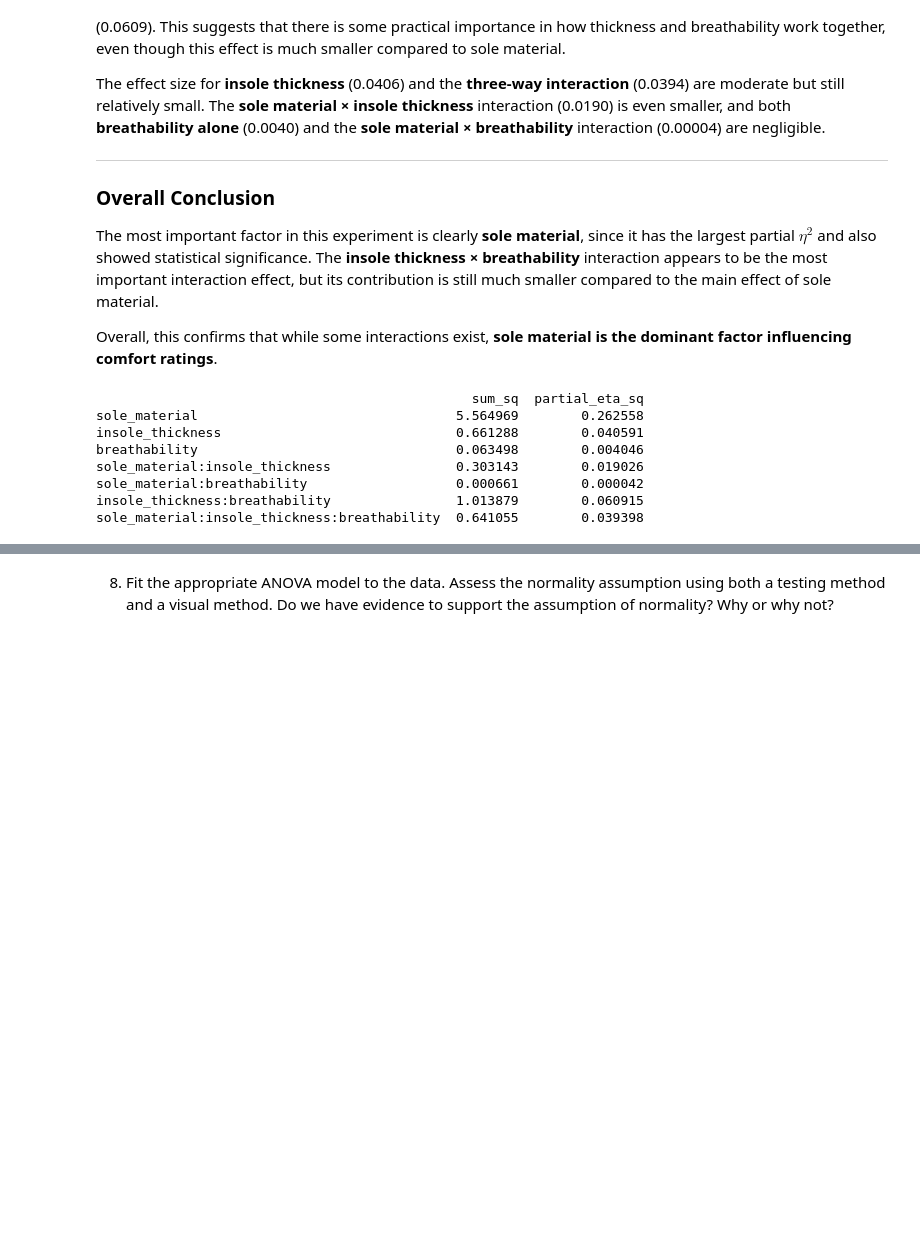
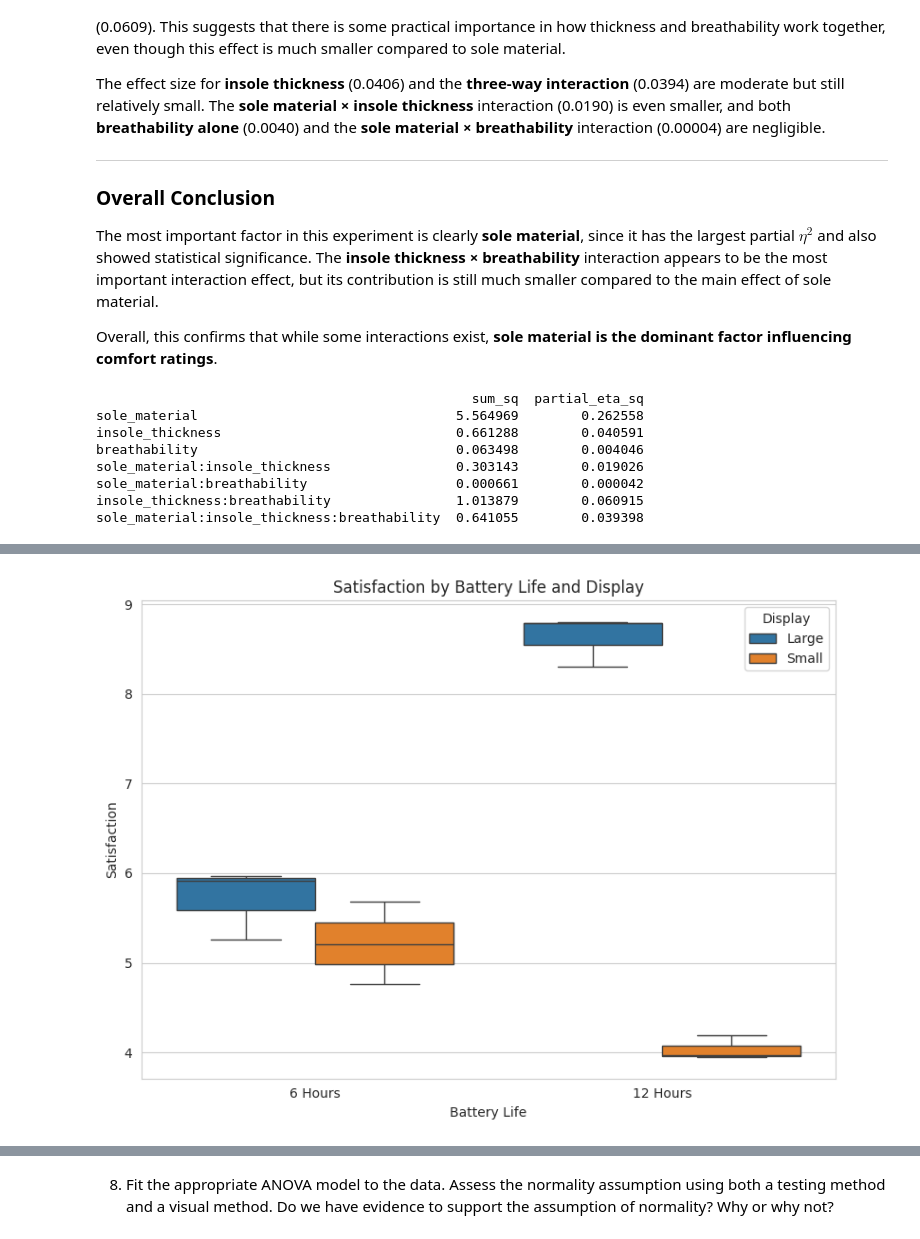
Before and after one commit to Reshma-444/STAT-7220-Applied-Experimental-Design, a Jupyter notebook: Assignments/HW3/STAT-7220-HW3.ipynb, the cells around one changed output, grey strips where cells are left out. Drawn from its saved outputs; the diff is of its cells as text; code cells hidden in the pictures; blank space fills up the shorter version.

```diff
--- a/Assignments/HW3/STAT-7220-HW3.ipynb
+++ b/Assignments/HW3/STAT-7220-HW3.ipynb
@@ -839,0 +952,10 @@ Overall, this design reduces the number of runs but introduces confounding, whic
+# %%
+plt.figure(figsize=(8, 6))
+sns.boxplot(data=df, x="Battery_Life", y="Satisfaction", hue="Display")
+plt.title("Satisfaction by Battery Life and Display")
+plt.xlabel("Battery Life")
+plt.ylabel("Satisfaction")
+plt.tight_layout()
+plt.show()
+# %% [output]
+[figure, added]
```
Also changed, not shown: parts of 30 cells of this notebook.
